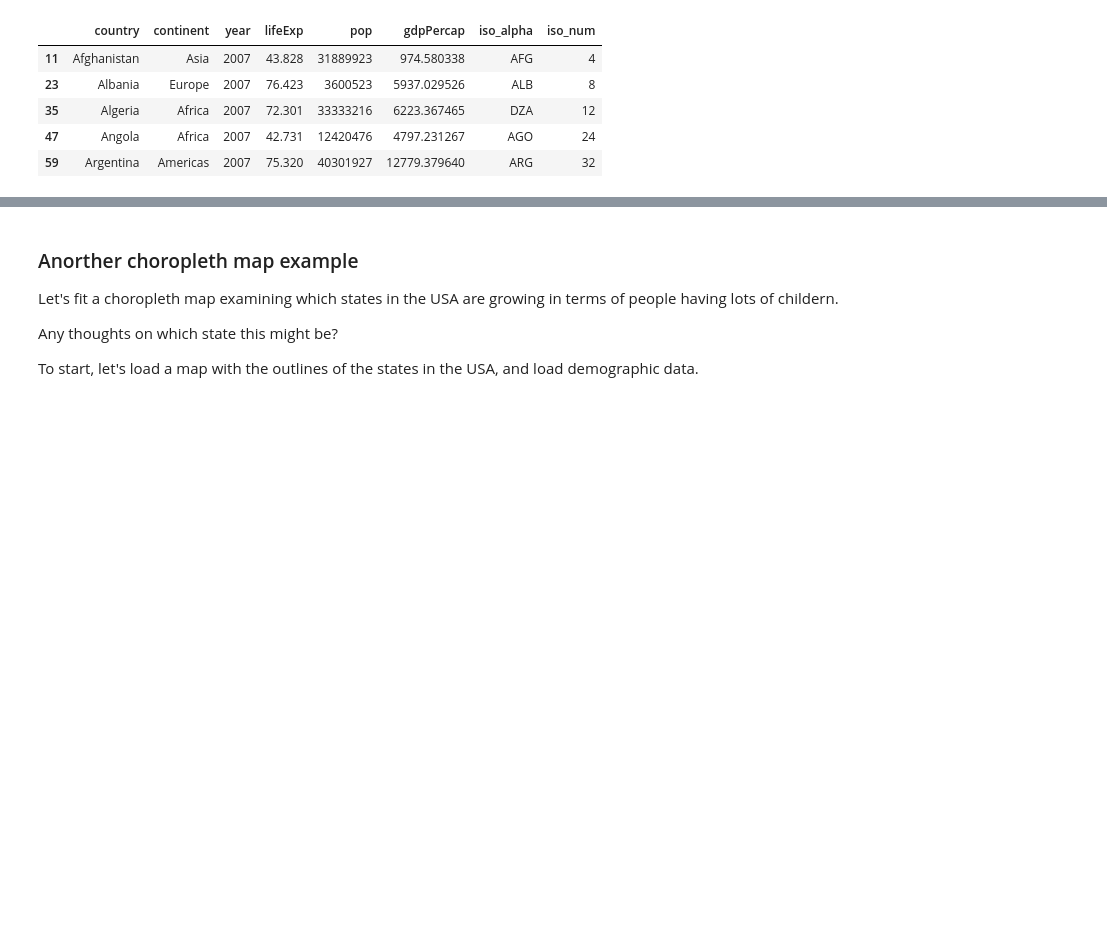
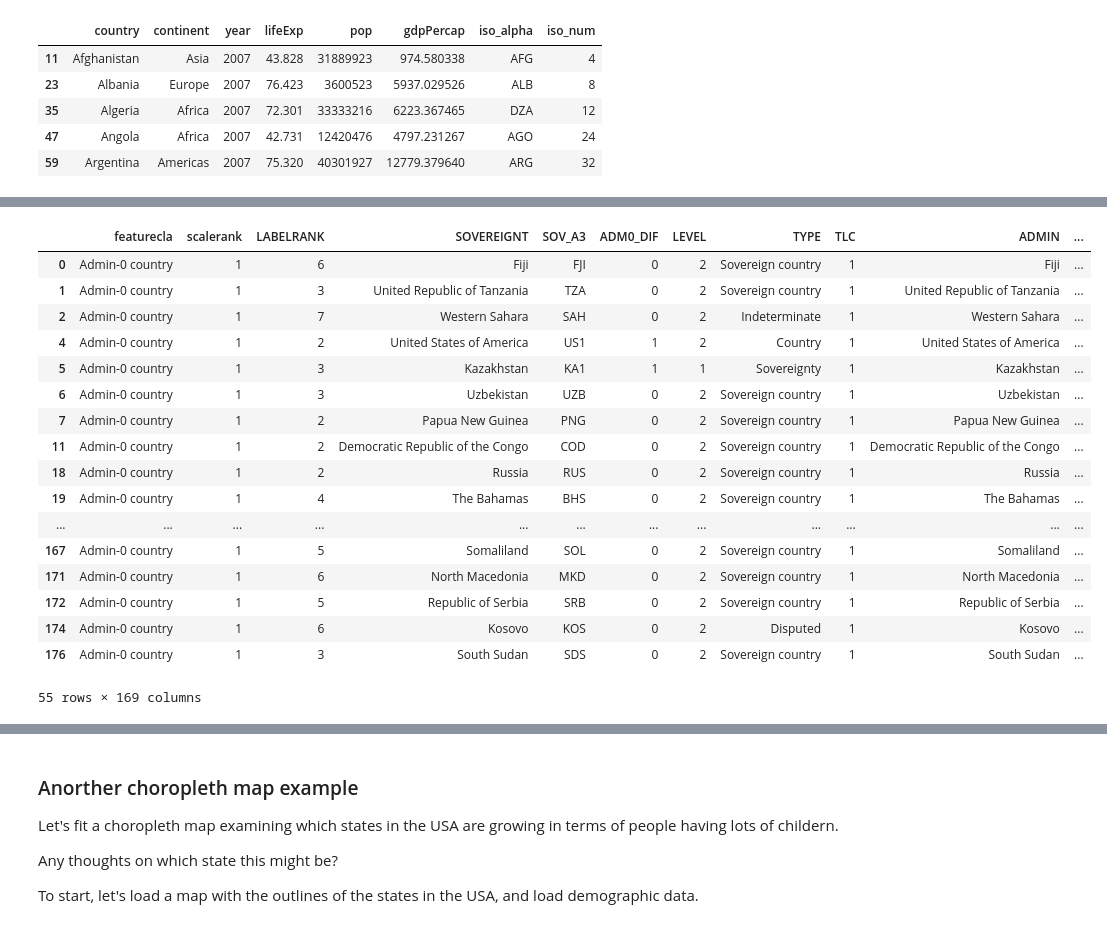
Before and after one commit to sharma-ai-927/YData_summer_25, a Jupyter notebook: ClassMaterial/class_code/class_12_answers.ipynb, the cells around one changed output, grey strips where cells are left out. Cells and saved outputs as stored; diff of their text form; code cells hidden in the pictures; blank space fills up the shorter version.

```diff
--- a/ClassMaterial/class_code/class_12_answers.ipynb
+++ b/ClassMaterial/class_code/class_12_answers.ipynb
@@ -403,0 +451,22 @@ world2.plot(column='lifeExp', cmap='viridis', scheme='quantiles');
+# %%
+# Which entries didn't make it?
+world[~world["ADMIN"].isin(world2["ADMIN"])]
+# %% [output]
+|  | featurecla | scalerank | LABELRANK | SOVEREIGNT | SOV_A3 | ADM0_DIF | LEVEL | TYPE | TLC | ADMIN | ... |
+| 0 | Admin-0 country | 1 | 6 | Fiji | FJI | 0 | 2 | Sovereign country | 1 | Fiji | ... |
+| 1 | Admin-0 country | 1 | 3 | United Republic of Tanzania | TZA | 0 | 2 | Sovereign country | 1 | United Republic of Tanzania | ... |
+| 2 | Admin-0 country | 1 | 7 | Western Sahara | SAH | 0 | 2 | Indeterminate | 1 | Western Sahara | ... |
+| 4 | Admin-0 country | 1 | 2 | United States of America | US1 | 1 | 2 | Country | 1 | United States of America | ... |
+| 5 | Admin-0 country | 1 | 3 | Kazakhstan | KA1 | 1 | 1 | Sovereignty | 1 | Kazakhstan | ... |
+| 6 | Admin-0 country | 1 | 3 | Uzbekistan | UZB | 0 | 2 | Sovereign country | 1 | Uzbekistan | ... |
+| 7 | Admin-0 country | 1 | 2 | Papua New Guinea | PNG | 0 | 2 | Sovereign country | 1 | Papua New Guinea | ... |
+| 11 | Admin-0 country | 1 | 2 | Democratic Republic of the Congo | COD | 0 | 2 | Sovereign country | 1 | Democratic Republic of the Congo | ... |
+| 18 | Admin-0 country | 1 | 2 | Russia | RUS | 0 | 2 | Sovereign country | 1 | Russia | ... |
+| 19 | Admin-0 country | 1 | 4 | The Bahamas | BHS | 0 | 2 | Sovereign country | 1 | The Bahamas | ... |
+| ... | ... | ... | ... | ... | ... | ... | ... | ... | ... | ... | ... |
+| 167 | Admin-0 country | 1 | 5 | Somaliland | SOL | 0 | 2 | Sovereign country | 1 | Somaliland | ... |
+| 171 | Admin-0 country | 1 | 6 | North Macedonia | MKD | 0 | 2 | Sovereign country | 1 | North Macedonia | ... |
+| 172 | Admin-0 country | 1 | 5 | Republic of Serbia | SRB | 0 | 2 | Sovereign country | 1 | Republic of Serbia | ... |
+| 174 | Admin-0 country | 1 | 6 | Kosovo | KOS | 0 | 2 | Disputed | 1 | Kosovo | ... |
+| 176 | Admin-0 country | 1 | 3 | South Sudan | SDS | 0 | 2 | Sovereign country | 1 | South Sudan | ... |
+55 rows × 169 columns
```
Also changed, not shown: parts of 11 cells of this notebook.
